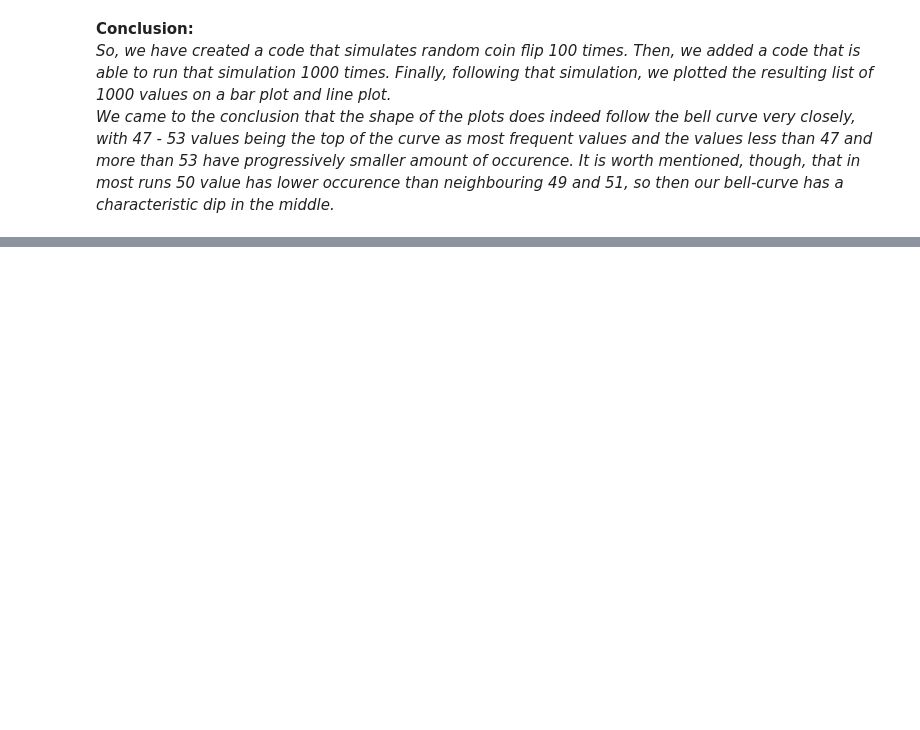
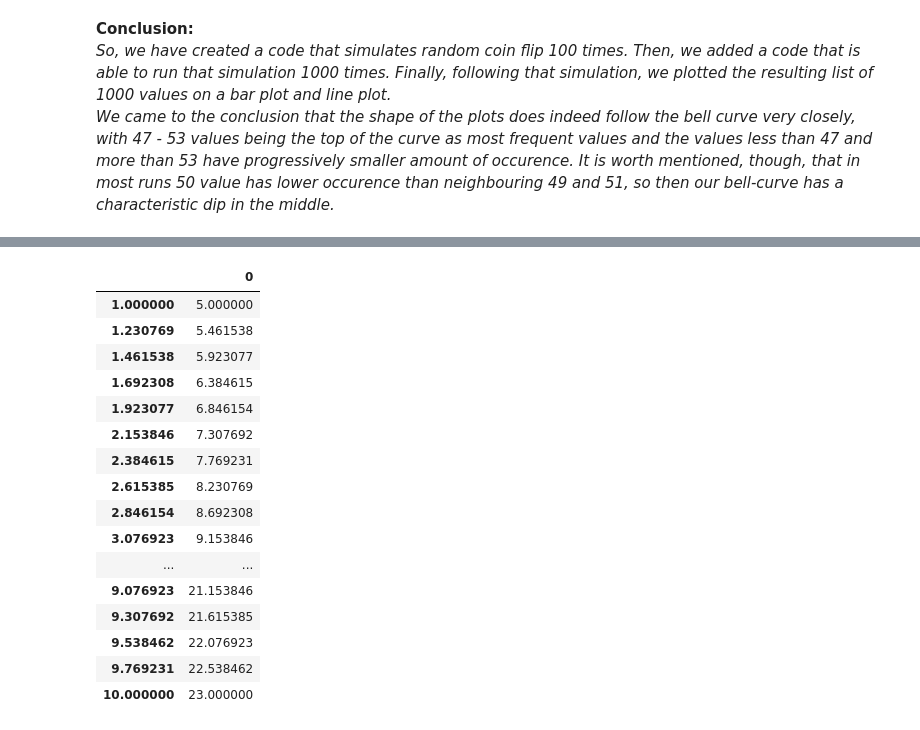
Before and after one commit to dmitrijsg123/Fundamentals_of_Data_Analysis_Tasks, a Jupyter notebook: Tasks.ipynb, the cells around one changed output, grey strips where cells are left out. Cells and saved outputs as stored; diff of their text form; code cells hidden in the pictures; blank space fills up the shorter version.

Commit message:
Task 4 start - General theory of Simpson's paradox, dataset creation

```diff
--- a/Tasks.ipynb
+++ b/Tasks.ipynb
@@ -284,0 +315,7 @@ plt.show()
+# %%
+# giving values to a and b variables
+a = 2
+b = 3
+# %%
+# creating a array with linspace function
+x = np.linspace(1,10,40)
@@ -284,0 +333,3 @@ plt.show()
+# %%
+# creating b array using the formula
+y = a * x + b
@@ -284,0 +350,23 @@ plt.show()
+# %%
+# creating dataset out of 2 arrays
+data = pd.DataFrame(y,x)
+# %%
+data
+# %% [output]
+|  | 0 |
+| 1.000000 | 5.000000 |
+| 1.230769 | 5.461538 |
+| 1.461538 | 5.923077 |
+| 1.692308 | 6.384615 |
+| 1.923077 | 6.846154 |
+| 2.153846 | 7.307692 |
+| 2.384615 | 7.769231 |
+| 2.615385 | 8.230769 |
+| 2.846154 | 8.692308 |
+| 3.076923 | 9.153846 |
+| ... | ... |
+| 9.076923 | 21.153846 |
+| 9.307692 | 21.615385 |
+| 9.538462 | 22.076923 |
+| 9.769231 | 22.538462 |
+| 10.000000 | 23.000000 |
```
Also changed, not shown: parts of 11 cells of this notebook.
